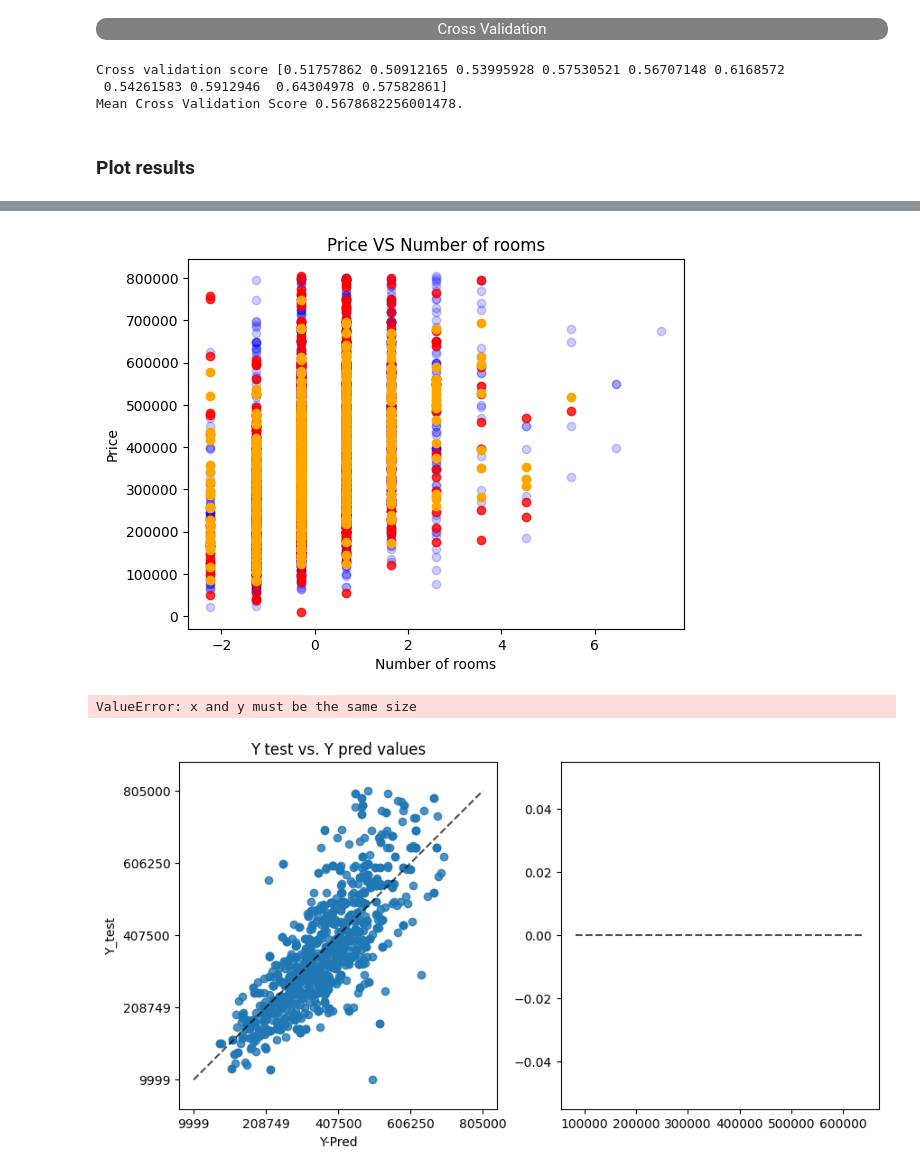
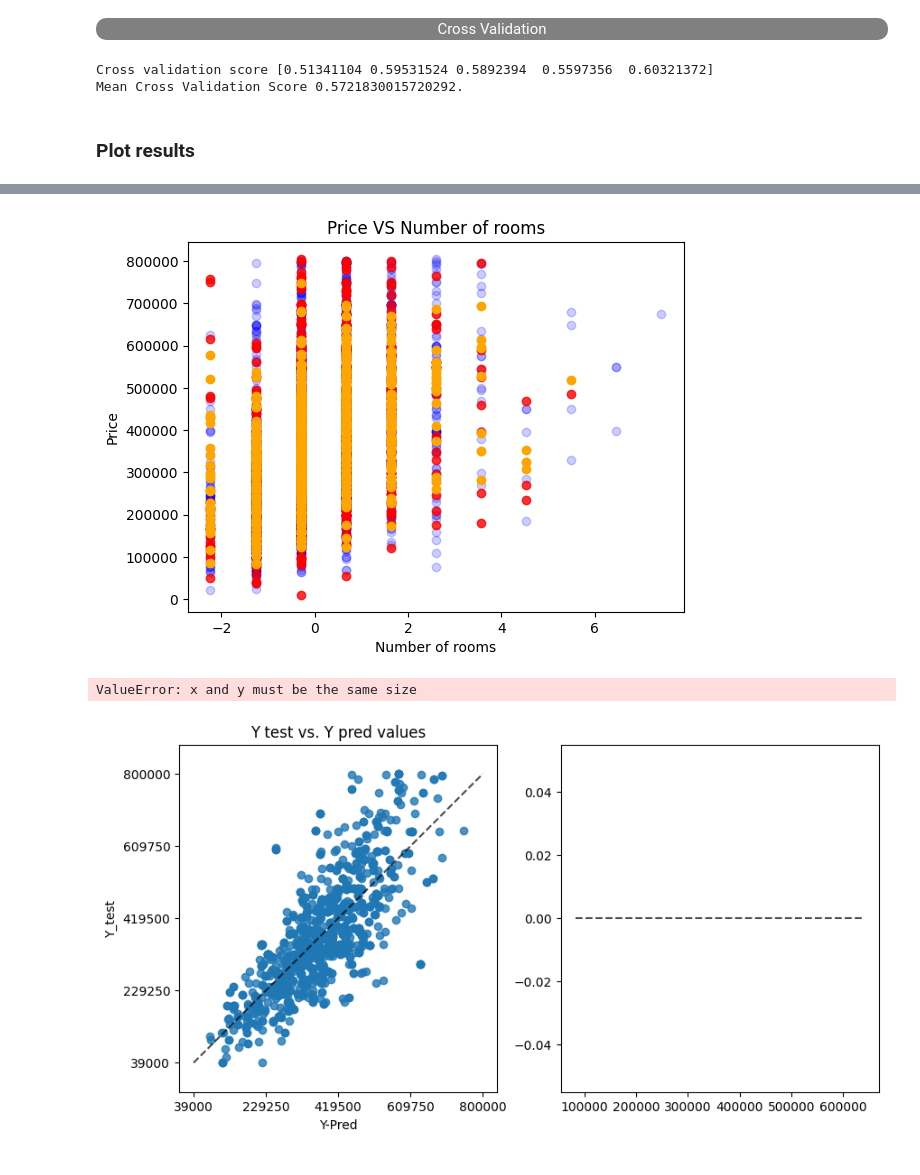
Before and after one commit to Laverdure77/immo_Eliza_Data_Analysis, a Jupyter notebook: Modeling/model.ipynb, the cells around one changed output, grey strips where cells are left out. Drawn from its saved outputs; the diff is of its cells as text; code cells hidden in the pictures.

```diff
--- a/Modeling/model.ipynb
+++ b/Modeling/model.ipynb
@@ -306,13 +319,12 @@ D2 :0.3753
 # %% [markdown]
 <p style="color:white; background-color:grey; text-align:center; border-radius: 10px; padding-bottom: 0.2em">Cross Validation</p>
 # %%
-cv_score = cross_val_score(regressor, X, ravel(y), cv=10)
+cv_score = cross_val_score(regressor, X, ravel(y), cv=5)
 print(f"Cross validation score {cv_score}")
 print(f"Mean Cross Validation Score {np.mean(cv_score)}.")
 # %% [output]
-Cross validation score [0.51757862 0.50912165 0.53995928 0.57530521 0.56707148 0.6168572
- 0.54261583 0.5912946  0.64304978 0.57582861]
-Mean Cross Validation Score 0.5678682256001478.
+Cross validation score [0.51341104 0.59531524 0.5892394  0.5597356  0.60321372]
+Mean Cross Validation Score 0.5721830015720292.
 # %% [markdown]
 ### Plot results
 # %%
@@ -364,32 +376,32 @@ plt.close()
 
 fig, axs = plt.subplots(ncols=2, figsize=(10, 5))
 PredictionErrorDisplay.from_predictions(
     y_test,
     y_pred=pred_test,
     kind="actual_vs_predicted",
     # subsample=100,
     ax=axs[0],
     # random_state=0,
 )
 axs[0].set_title("Y test vs. Y pred values")
-axs[0].set_xlabel("Y-Pred")
+axs[0].set_xlabel("Y_Pred")
 axs[0].set_ylabel("Y_test")
 
 PredictionErrorDisplay.from_predictions(
     y_test,
     y_pred=pred_test,
     kind="residual_vs_predicted",
     subsample=100,
     ax=axs[1],
     random_state=0,
 )
 axs[1].set_title("Residuals vs. Predicted Values")
 fig.suptitle("Plotting cross-validated predictions")
 plt.tight_layout()
 plt.show()
 plt.close()
 # %% [output]
 [figure]
 [figure]
 ValueError: x and y must be the same size
-[figure, old version]
+[figure, new version]
```
Also changed, not shown: parts of 16 cells of this notebook, 2 other files.
